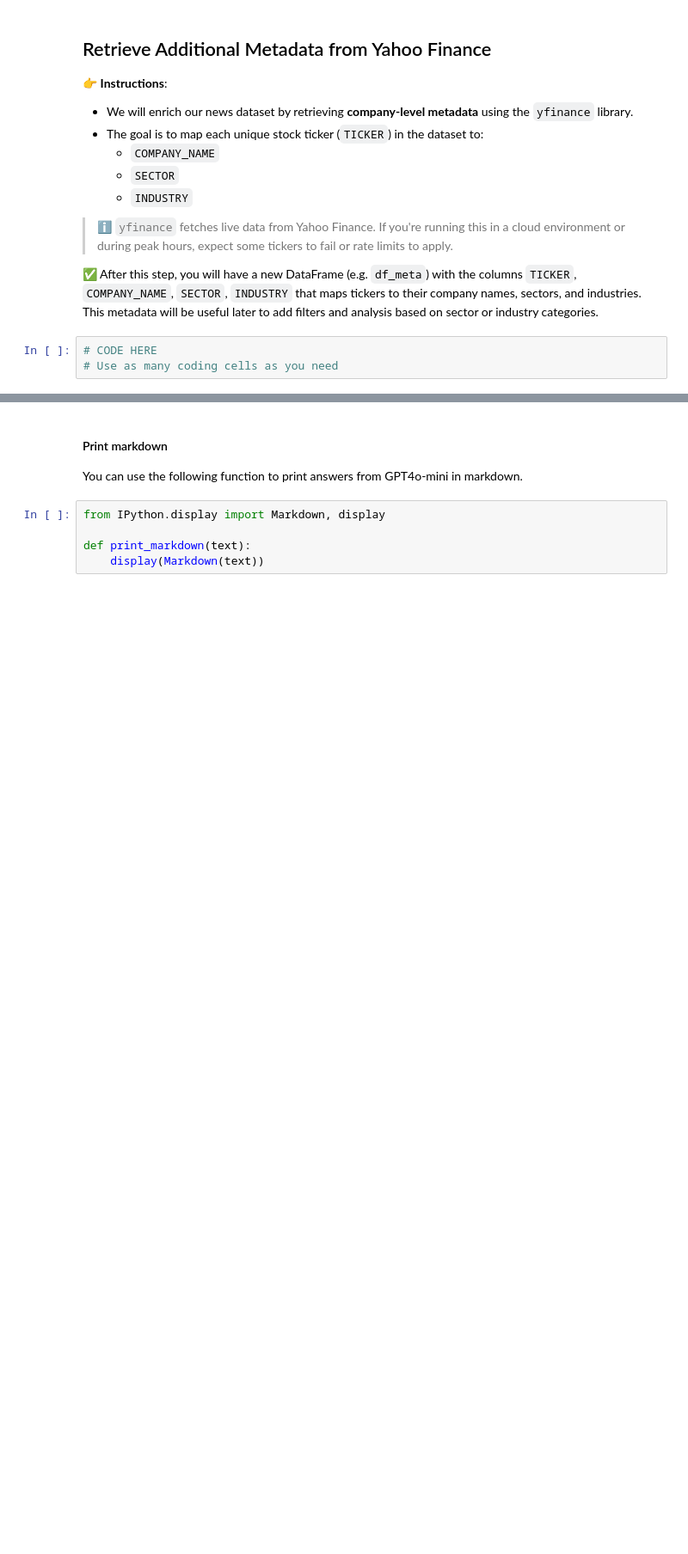
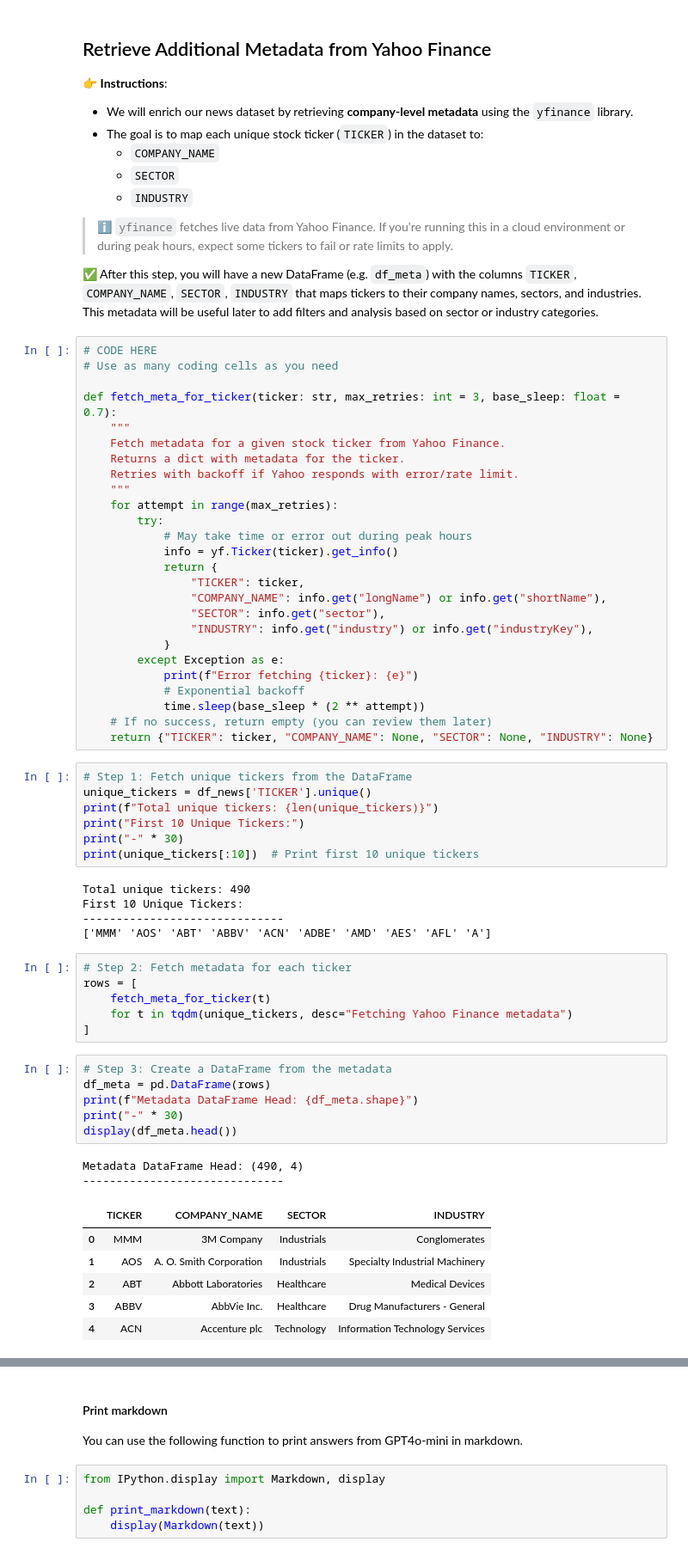
Before and after one commit to AlejandroDiaz10/Fintech, a Jupyter notebook: Module 3/news_rag_sp500_DíazA01276769.ipynb, the cells around one changed output, grey strips where cells are left out. Shown at 86% size. Saved outputs shown, nothing was run; the diff lists cells and outputs as text; blank space fills up the shorter version.

```diff
--- a/Module 3/news_rag_sp500_DíazA01276769.ipynb
+++ b/Module 3/news_rag_sp500_DíazA01276769.ipynb
@@ -214,6 +271,62 @@ As the moonlight kissed the enchanted meadow, a gentle unicorn named Luna danced
 # %%
 # CODE HERE
 # Use as many coding cells as you need
+
+def fetch_meta_for_ticker(ticker: str, max_retries: int = 3, base_sleep: float = 0.7):
+    """
+    Fetch metadata for a given stock ticker from Yahoo Finance.
+    Returns a dict with metadata for the ticker.
+    Retries with backoff if Yahoo responds with error/rate limit.
+    """
+    for attempt in range(max_retries):
+        try:
+            # May take time or error out during peak hours
+            info = yf.Ticker(ticker).get_info()
+            return {
+                "TICKER": ticker,
+                "COMPANY_NAME": info.get("longName") or info.get("shortName"),
+                "SECTOR": info.get("sector"),
+                "INDUSTRY": info.get("industry") or info.get("industryKey"),
+            }
+        except Exception as e:
+            print(f"Error fetching {ticker}: {e}")
+            # Exponential backoff
+            time.sleep(base_sleep * (2 ** attempt))
+    # If no success, return empty (you can review them later)
+    return {"TICKER": ticker, "COMPANY_NAME": None, "SECTOR": None, "INDUSTRY": None}
+# %%
+# Step 1: Fetch unique tickers from the DataFrame
+unique_tickers = df_news['TICKER'].unique()
+print(f"Total unique tickers: {len(unique_tickers)}")
+print("First 10 Unique Tickers:")
+print("-" * 30)
+print(unique_tickers[:10])  # Print first 10 unique tickers
+# %% [output]
+Total unique tickers: 490
+First 10 Unique Tickers:
+------------------------------
+['MMM' 'AOS' 'ABT' 'ABBV' 'ACN' 'ADBE' 'AMD' 'AES' 'AFL' 'A']
+# %%
+# Step 2: Fetch metadata for each ticker
+rows = [
+    fetch_meta_for_ticker(t)
+    for t in tqdm(unique_tickers, desc="Fetching Yahoo Finance metadata")
+]
+# %%
+# Step 3: Create a DataFrame from the metadata
+df_meta = pd.DataFrame(rows)
+print(f"Metadata DataFrame Head: {df_meta.shape}")
+print("-" * 30)
+display(df_meta.head())
+# %% [output]
+Metadata DataFrame Head: (490, 4)
+------------------------------
+|  | TICKER | COMPANY_NAME | SECTOR | INDUSTRY |
+| 0 | MMM | 3M Company | Industrials | Conglomerates |
+| 1 | AOS | A. O. Smith Corporation | Industrials | Specialty Industrial Machinery |
+| 2 | ABT | Abbott Laboratories | Healthcare | Medical Devices |
+| 3 | ABBV | AbbVie Inc. | Healthcare | Drug Manufacturers - General |
+| 4 | ACN | Accenture plc | Technology | Information Technology Services |
 # %% [markdown]
 ## Retrieval-Augmented Generation (RAG): Retrieve Documents and Generate Answers
 
```
Also changed, not shown: parts of 35 cells of this notebook.
